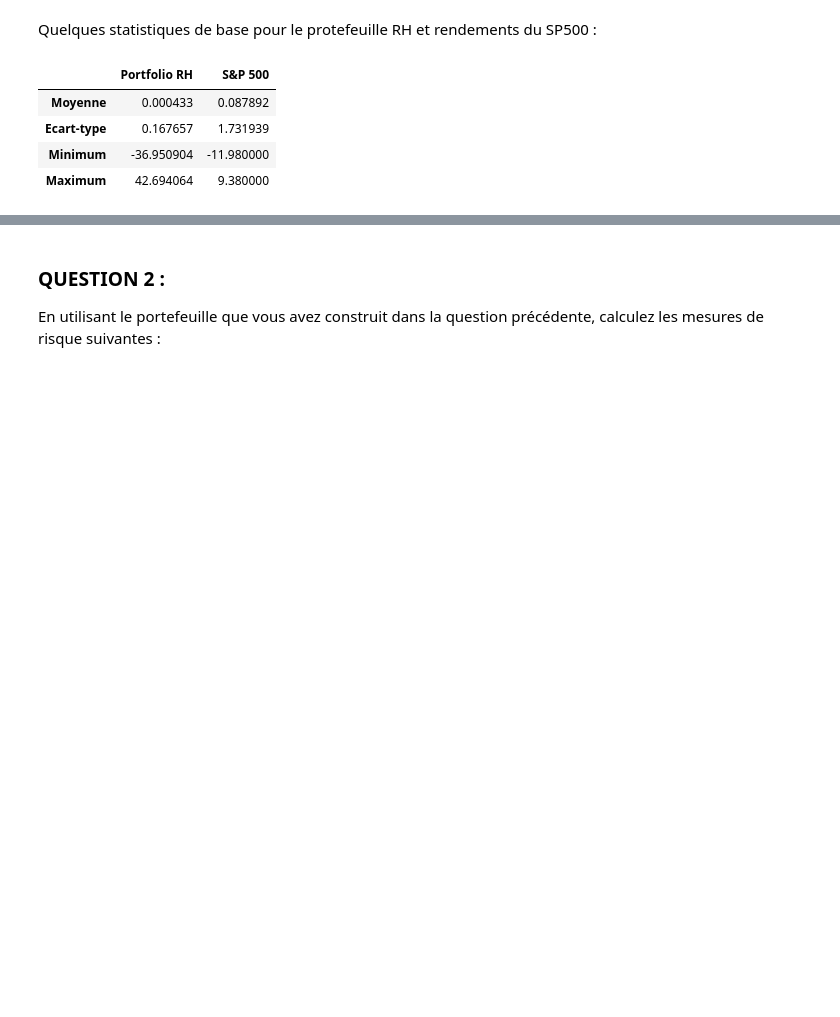
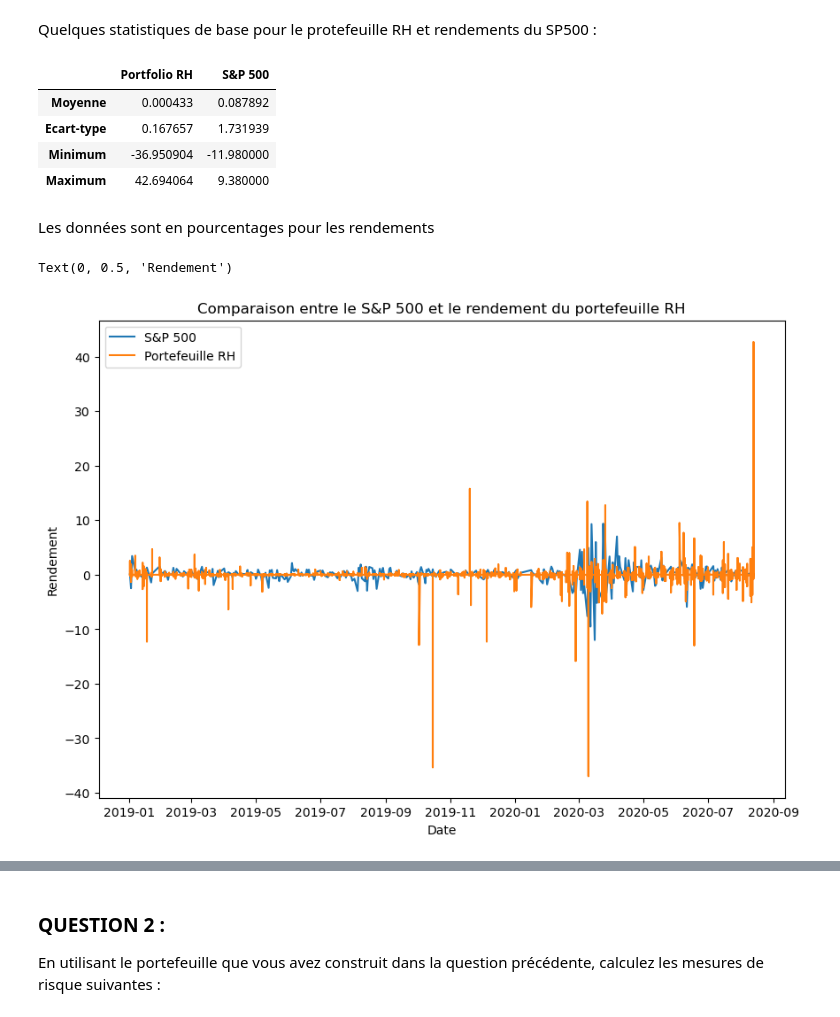
Before and after one commit to ThomasDeConinck/Econometrie-ETUDE-DE-CAS-1-, a Jupyter notebook: ETUDE DE CAS ECONO 1.ipynb, the cells around one changed output, grey strips where cells are left out. Cells and saved outputs as stored; diff of their text form; code cells hidden in the pictures; blank space fills up the shorter version.

```diff
--- a/ETUDE DE CAS ECONO 1.ipynb
+++ b/ETUDE DE CAS ECONO 1.ipynb
@@ -185,3 +197,26 @@ df_summary
 | Ecart-type | 0.167657 | 1.731939 |
 | Minimum | -36.950904 | -11.980000 |
 | Maximum | 42.694064 | 9.380000 |
+# %% [markdown]
+Les données sont en pourcentages pour les rendements
+# %%
+merged_df = pd.merge(df_SP500, df_portfolio_returns, left_on='Date', right_on='date')
+
+# Créer un graphique avec deux lignes
+fig, ax = plt.subplots(figsize=(10, 7))
+
+ax.plot(merged_df['Date'], merged_df['Change %'], label='S&P 500')
+ax.plot(merged_df['date'], merged_df['portfolio_return'], label='Portefeuille RH')
+
+# Ajouter des légendes pour chaque ligne du graph
+ax.legend()
+
+# Nommer les axes
+ax.set_title('Comparaison entre le S&P 500 et le rendement du portefeuille RH')
+ax.set_xlabel('Date')
+ax.set_ylabel('Rendement')
+
+# Source: https://chat.openai.com/chat/
+# %% [output]
+Text(0, 0.5, 'Rendement')
+[figure, added]
```
Also changed, not shown: parts of 8 cells of this notebook.
